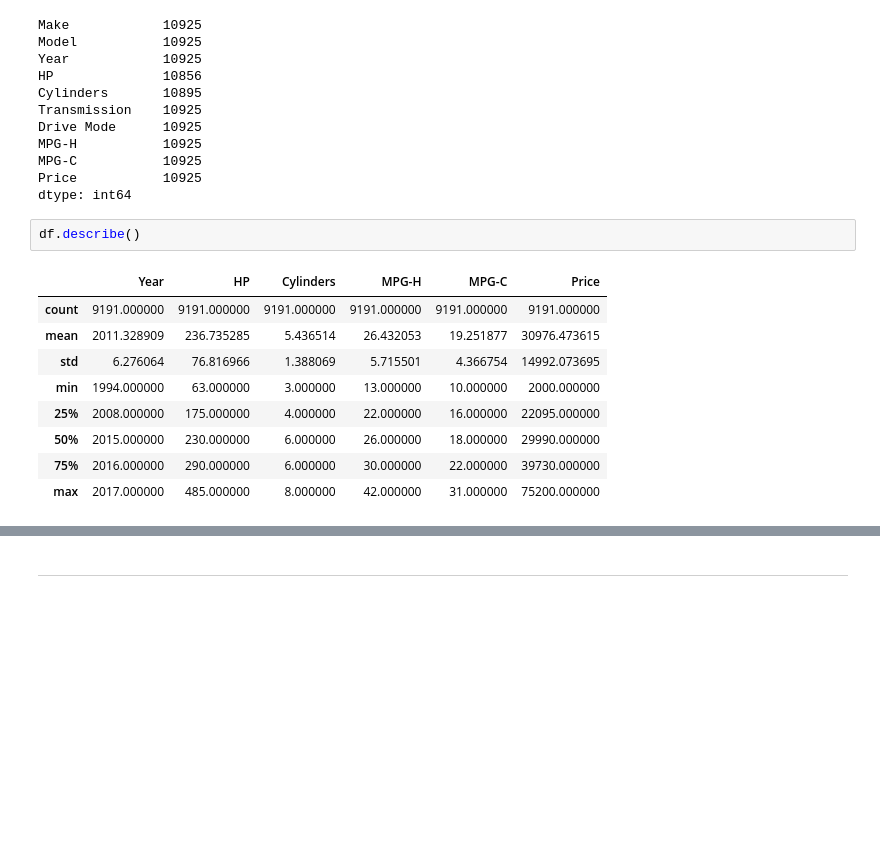
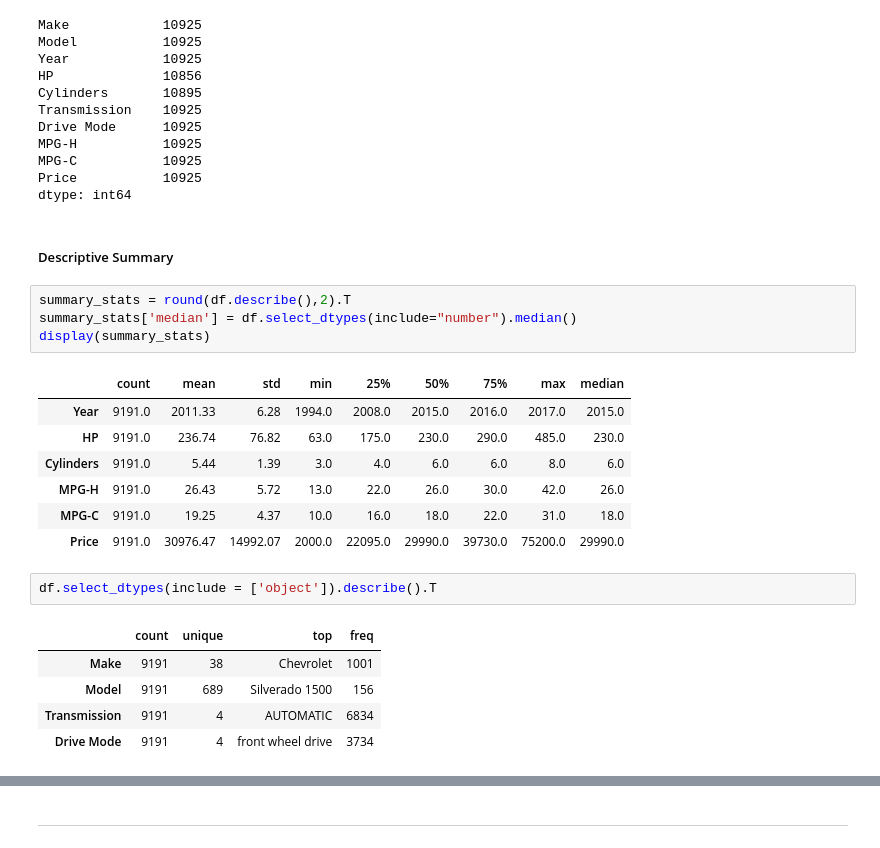
Before and after one commit to arthurkennedy/eda_dppt_project, a Jupyter notebook: base-nb.ipynb, the cells around one changed output, grey strips where cells are left out. Cells and saved outputs as stored; diff of their text form; blank space fills up the shorter version.

```diff
--- a/base-nb.ipynb
+++ b/base-nb.ipynb
@@ -203,15 +203,25 @@ MPG-H           10925
 MPG-C           10925
 Price           10925
 dtype: int64
+# %% [markdown]
+##### Descriptive Summary
+# %%
+summary_stats = round(df.describe(),2).T
+summary_stats['median'] = df.select_dtypes(include="number").median()
+display(summary_stats)
+# %% [output]
+|  | count | mean | std | min | 25% | 50% | 75% | max | median |
+| Year | 9191.0 | 2011.33 | 6.28 | 1994.0 | 2008.0 | 2015.0 | 2016.0 | 2017.0 | 2015.0 |
+| HP | 9191.0 | 236.74 | 76.82 | 63.0 | 175.0 | 230.0 | 290.0 | 485.0 | 230.0 |
+| Cylinders | 9191.0 | 5.44 | 1.39 | 3.0 | 4.0 | 6.0 | 6.0 | 8.0 | 6.0 |
+| MPG-H | 9191.0 | 26.43 | 5.72 | 13.0 | 22.0 | 26.0 | 30.0 | 42.0 | 26.0 |
+| MPG-C | 9191.0 | 19.25 | 4.37 | 10.0 | 16.0 | 18.0 | 22.0 | 31.0 | 18.0 |
+| Price | 9191.0 | 30976.47 | 14992.07 | 2000.0 | 22095.0 | 29990.0 | 39730.0 | 75200.0 | 29990.0 |
 # %%
-df.describe()
+df.select_dtypes(include = ['object']).describe().T
 # %% [output]
-|  | Year | HP | Cylinders | MPG-H | MPG-C | Price |
-| count | 9191.000000 | 9191.000000 | 9191.000000 | 9191.000000 | 9191.000000 | 9191.000000 |
-| mean | 2011.328909 | 236.735285 | 5.436514 | 26.432053 | 19.251877 | 30976.473615 |
-| std | 6.276064 | 76.816966 | 1.388069 | 5.715501 | 4.366754 | 14992.073695 |
-| min | 1994.000000 | 63.000000 | 3.000000 | 13.000000 | 10.000000 | 2000.000000 |
-| 25% | 2008.000000 | 175.000000 | 4.000000 | 22.000000 | 16.000000 | 22095.000000 |
-| 50% | 2015.000000 | 230.000000 | 6.000000 | 26.000000 | 18.000000 | 29990.000000 |
-| 75% | 2016.000000 | 290.000000 | 6.000000 | 30.000000 | 22.000000 | 39730.000000 |
-| max | 2017.000000 | 485.000000 | 8.000000 | 42.000000 | 31.000000 | 75200.000000 |
+|  | count | unique | top | freq |
+| Make | 9191 | 38 | Chevrolet | 1001 |
+| Model | 9191 | 689 | Silverado 1500 | 156 |
+| Transmission | 9191 | 4 | AUTOMATIC | 6834 |
+| Drive Mode | 9191 | 4 | front wheel drive | 3734 |
```
Also changed, not shown: parts of 3 cells of this notebook.
